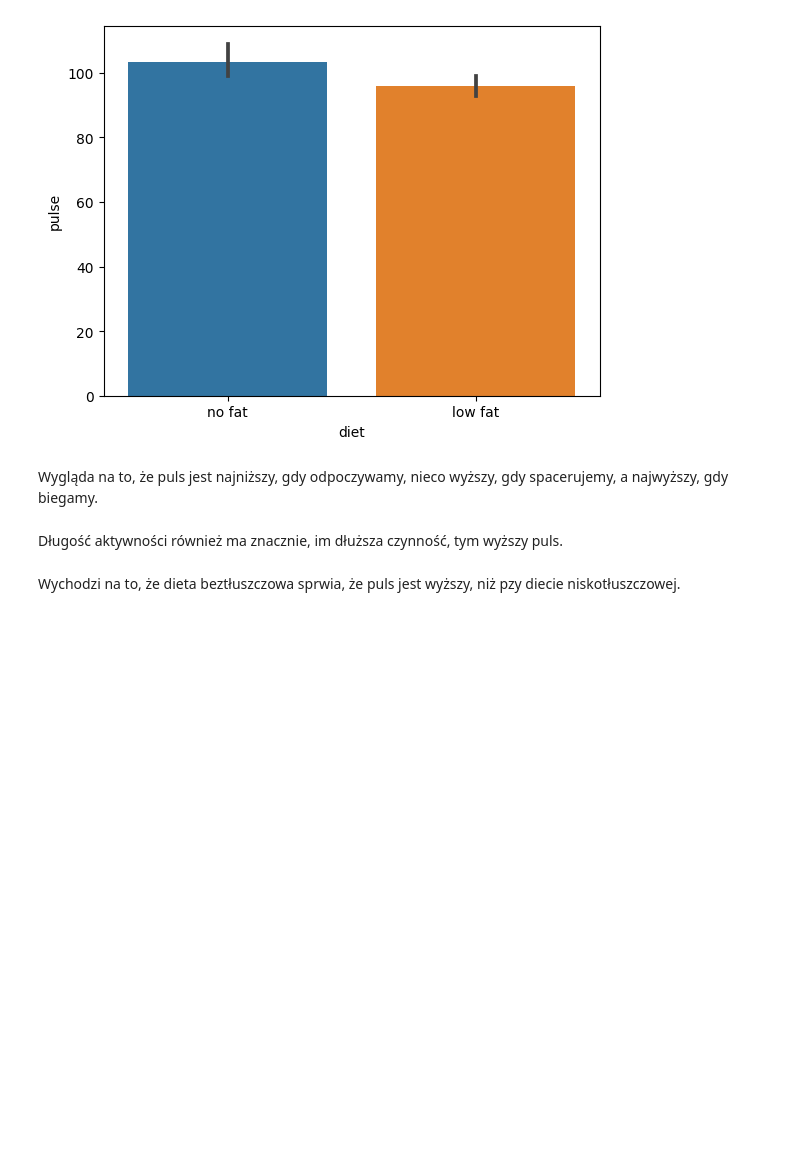
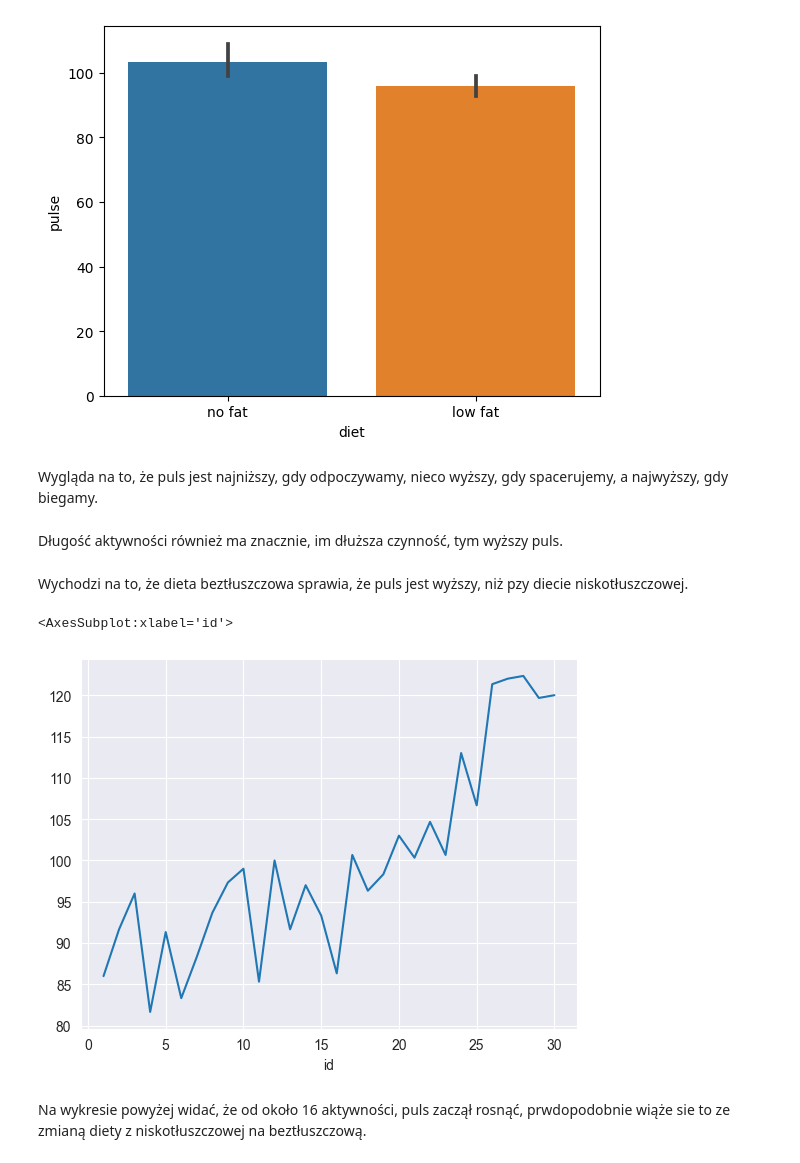
Before and after one commit to Urgith/data_science, a Jupyter notebook: seaborn_datasets/done/06_exercise.ipynb, the cells around one changed output. Drawn from its saved outputs; the diff is of its cells as text; code cells hidden in the pictures; blank space fills up the shorter version.

```diff
--- a/seaborn_datasets/done/exercise.ipynb
+++ b/seaborn_datasets/done/06_exercise.ipynb
@@ -65,4 +71,15 @@ Wygląda na to, że puls jest najniższy, gdy odpoczywamy, nieco wyższy, gdy sp
 # %% [markdown]
 Długość aktywności również ma znacznie, im dłuższa czynność, tym wyższy puls.
 # %% [markdown]
-Wychodzi na to, że dieta beztłuszczowa sprwia, że puls jest wyższy, niż pzy diecie niskotłuszczowej.
+Wychodzi na to, że dieta beztłuszczowa sprawia, że puls jest wyższy, niż pzy diecie niskotłuszczowej.
+# %%
+grouped = df.groupby('id').pulse.mean()
+# %%
+sns.set_style('darkgrid')
+# %%
+grouped.plot()
+# %% [output]
+<AxesSubplot:xlabel='id'>
+[figure, added]
+# %% [markdown]
+Na wykresie powyżej widać, że od około 16 aktywności, puls zaczął rosnąć, prwdopodobnie wiąże sie to ze zmianą diety z niskotłuszczowej na beztłuszczową.
```
Also changed, not shown: parts of 3 cells of this notebook, 29 other files.
